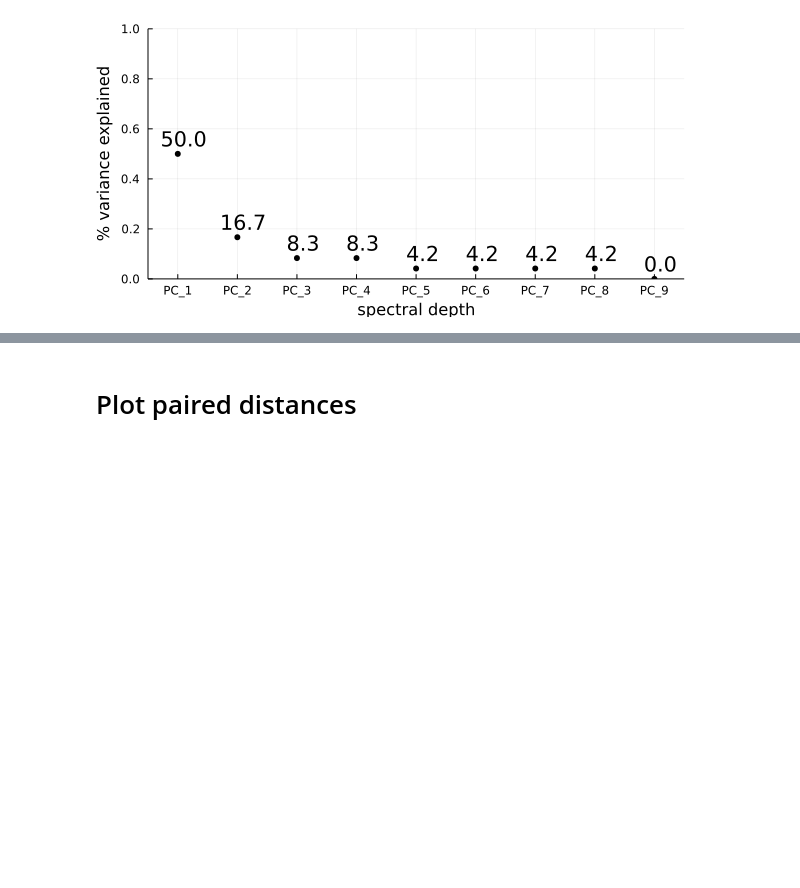
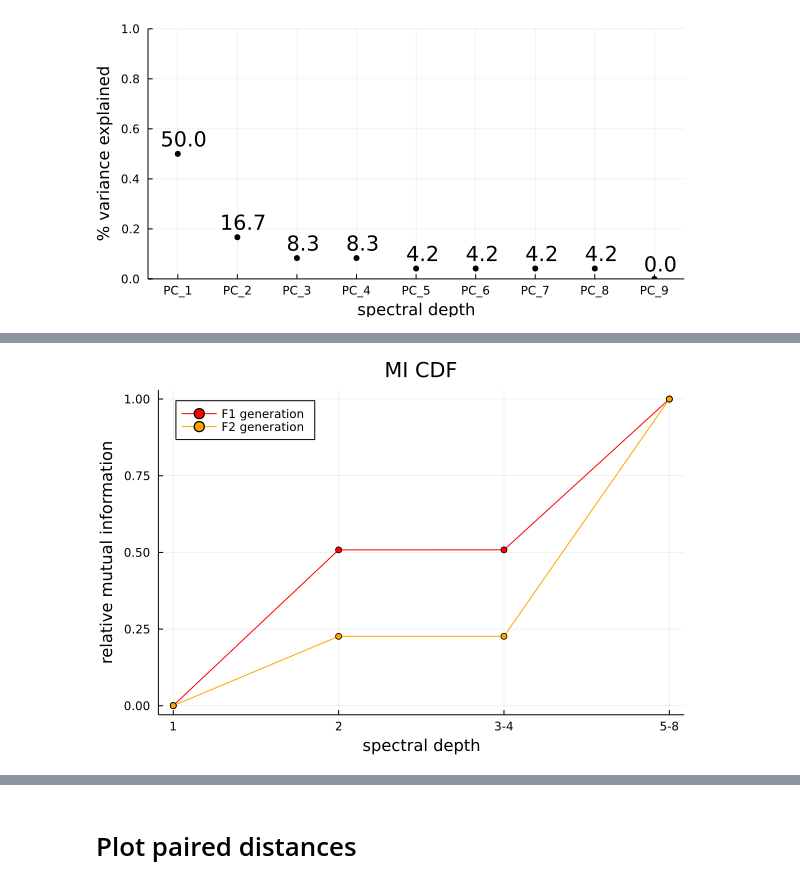
Before and after one commit to aramanlab/Doran_etal_2022, a Jupyter notebook: notebooks/reports/supp02_18x9_homoplasy.ipynb, the cells around one changed output, grey strips where cells are left out. Cells and saved outputs as stored; diff of their text form; code cells hidden in the pictures; blank space fills up the shorter version.

```diff
--- a/notebooks/reports/supp02_18x9_homoplasy.ipynb
+++ b/notebooks/reports/supp02_18x9_homoplasy.ipynb
@@ -97,0 +127,27 @@ savefig(joinpath(pdir, "fractionalvarianceof18x9.pdf"))
+# %%
+F1MI = map([1:1, 2:2, 3:4, 5:8]) do i
+    SPI.empiricalMI(pairwise(WeightedEuclidean(usv.S[i]), usv.U[:, i]')[:], (F1 .== F1')[:])
+end
+F2MI = map([1:1, 2:2, 3:4, 5:8]) do i
+    SPI.empiricalMI(pairwise(WeightedEuclidean(usv.S[i]), usv.U[:, i]')[:], (F2 .== F2')[:])
+end
+F0MI = map([1:1, 2:2, 3:4, 5:8]) do i
+    SPI.empiricalMI(pairwise(WeightedEuclidean(usv.S[i]), usv.U[:, i]')[:], (F0 .== F0')[:])
+end
+F3MI = map([1:1, 2:2, 3:4, 5:8]) do i
+    SPI.empiricalMI(pairwise(WeightedEuclidean(usv.S[i]), usv.U[:, i]')[:], (F3 .== F3')[:])
+end;
+# %%
+plot(title="MI CDF",
+    ylabel="relative mutual information",
+    xlabel="spectral depth",
+    legend=:topleft,
+    xticks=(1:4, ["1", "2", "3-4", "5-8"]),
+
+    )
+plot!(mapslices(scaledcumsum, hcat(F1MI, F2MI), dims=1),
+    marker=true,
+    c=[:red :orange],
+    label=["F1 generation" "F2 generation"])
+# %% [output]
+[figure, added]
```
Also changed, not shown: parts of 4 cells of this notebook, 24 other files.
